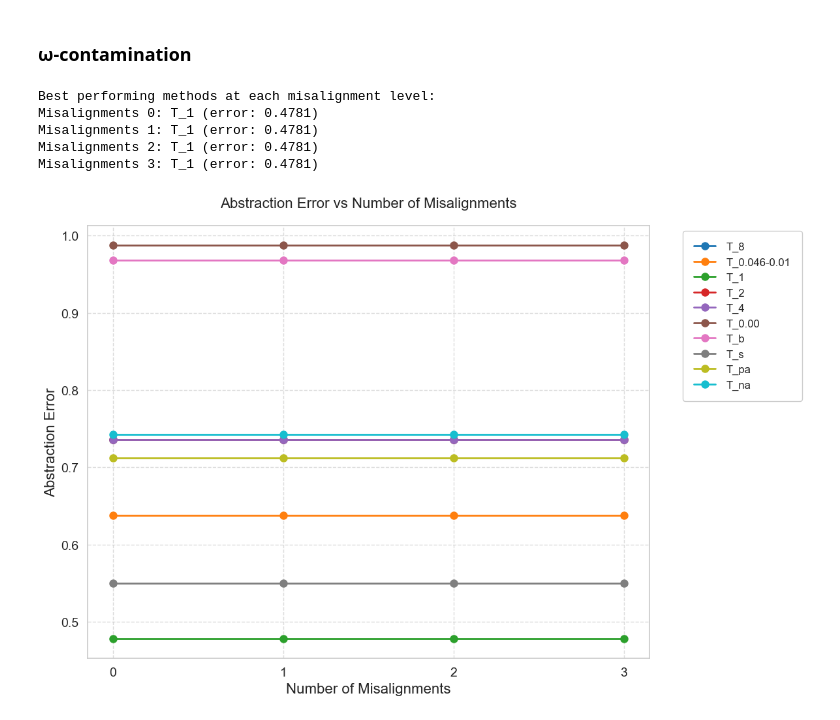
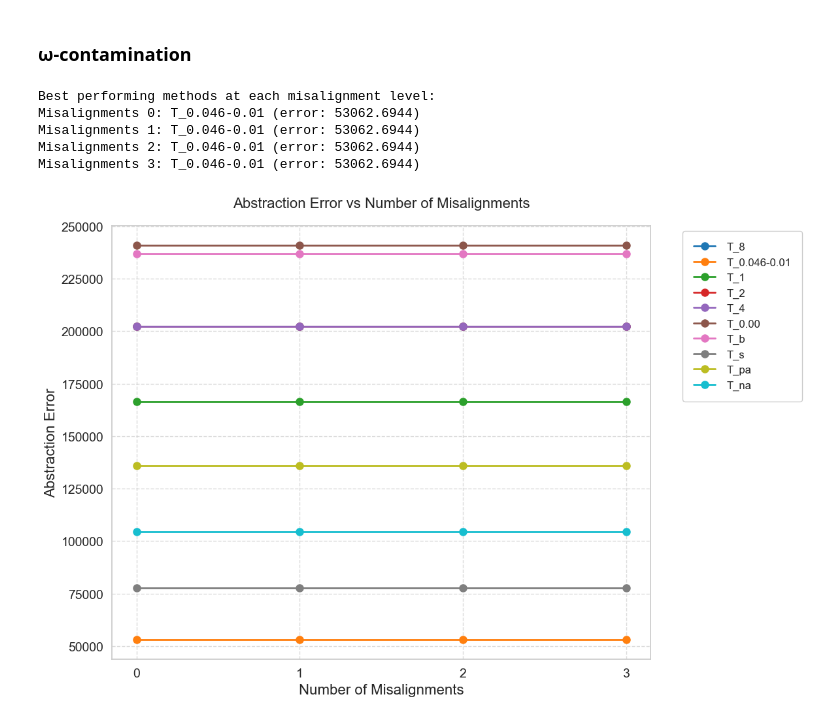
Before and after one commit to yfelekis/DiRoCA, a Jupyter notebook: eval_emp.ipynb, the cells around one changed output. Cells and saved outputs as stored; diff of their text form; code cells hidden in the pictures.

```diff
--- a/eval_emp.ipynb
+++ b/eval_emp.ipynb
@@ -185,7 +192,7 @@ if center == 'hat':
 elif center == 'worst':
     center_matrix = worst_dict
 # %%
-coverage_type='rand'
+coverage_type='uniform'
 # %%
 # Initialize results structure
 results = {rad: {
@@ -313,16 +321,16 @@ Warning: No style defined for method T_na
 # Generate perturbation families
 pert_family_L = evut.generate_perturbation_family(
     np.zeros_like(hat_dict['L']),
-    k=100,  # Number of perturbations
-    r_mu=0.0,
+    k=10,  # Number of perturbations
+    r_mu=3.0,
     r_sigma=1.0,
     coverage=coverage_type
 )
 
 pert_family_H = evut.generate_perturbation_family(
     np.zeros_like(hat_dict['H']),
-    k=100,
-    r_mu=0.0,
+    k=10,
+    r_mu=2.0,
     r_sigma=1.0,
     coverage=coverage_type
 )
@@ -350,8 +358,8 @@ for pert_L, pert_H in zip(pert_family_L, pert_family_H):
                 D_h = H_i @ (center_matrix['H'].T + pert_H.T)
 
                 # Normalize
-                base_norm = D_l / np.linalg.norm(D_l, 'fro')
-                abst_norm = D_h / np.linalg.norm(D_h, 'fro')
+                base_norm = D_l #/ np.linalg.norm(D_l, 'fro')
+                abst_norm = D_h #/ np.linalg.norm(D_h, 'fro')
 
                 tau_base = T @ base_norm
                 dist = evut.compute_empirical_distance(tau_base, abst_norm, 'fro')
@@ -447,8 +455,8 @@ for i in tqdm(range(100)):
             D_h = H_i @ (center_matrix['H'].T + pert_H)
 
             # Normalize
-            base_norm = D_l / np.linalg.norm(D_l, 'fro')
-            abst_norm = D_h / np.linalg.norm(D_h, 'fro')
+            base_norm = D_l #/ np.linalg.norm(D_l, 'fro')
+            abst_norm = D_h #/ np.linalg.norm(D_h, 'fro')
 
             tau_base = T @ base_norm
             dist = evut.compute_empirical_distance(tau_base, abst_norm, 'fro')
@@ -973,53 +981,68 @@ for num_mis in tqdm(misalignment_levels):
         # Contaminate the omega map
         omega_cont = contaminate_omega_map(omega, num_mis)
 
-        # Generate new data pairs using the contaminated omega map
-        contaminated_data = evut.generate_empirical_data(
-            LLmodels,
-            HLmodels,
-            omega_cont,  # Use contaminated omega map
-            U_ll_hat,
-            U_hl_hat
-        )
+        # # Generate new data pairs using the contaminated omega map
+        # contaminated_data = evut.generate_empirical_data(
+        #     LLmodels,
+        #     HLmodels,
+        #     omega_cont,  # Use contaminated omega map
+        #     U_ll_hat,
+        #     U_hl_hat
+        # )
 
         for name, res in T_results_emp.items():
             T = res['T_matrix']
+            # total = 0
+
+            # for iota in contaminated_data.keys():
+            #     base, abst = contaminated_data[iota]
+
+            #     # Normalize data
+            #     base_norm = base #/ np.linalg.norm(base, 'fro')
+            #     abst_norm = abst #/ np.linalg.norm(abst, 'fro')
+
+            #     # Apply method and compute distance
+            #     tau_base = base_norm @ T.T
+            #     dist = evut.compute_empirical_distance(tau_base, abst_norm, 'fro')
+            #     total += dist
+
             total = 0
+            for iota in Ill:
+                L_i = LLmodels[iota].F
+                H_i = HLmodels[omega_cont[iota]].F
 
-            for iota in contaminated_data.keys():
-                base, abst = contaminated_data[iota]
+                D_l = L_i @ (hat_dict['L'].T)
+                D_h = H_i @ (hat_dict['H'].T)
 
-                # Normalize data
-                base_norm = base / np.linalg.norm(base, 'fro')
-                abst_norm = abst / np.linalg.norm(abst, 'fro')
+                # Normalize
+                base_norm = D_l #/ np.linalg.norm(D_l, 'fro')
+                abst_norm = D_h #/ np.linalg.norm(D_h, 'fro')
 
-                # Apply method and compute distance
-                tau_base = base_norm @ T.T
+                tau_base = T @ base_norm
                 dist = evut.compute_empirical_distance(tau_base, abst_norm, 'fro')
                 total += dist
-
             # Store average error for this iteration
-            iter_avg = total / len(contaminated_data.keys())
+            iter_avg = total / len(Ill)
             abstraction_error[name].append(iter_avg)
 
     # Store results for this misalignment level
     for method in T_results_emp.keys():
         mean_e = np.mean(abstraction_error[method])
         std_e = np.std(abstraction_error[method])
         omega_plot_results[method]['means'].append(mean_e)
         omega_plot_results[method]['stds'].append(std_e)
 
 # Plot results
 methods_to_plot = list(T_results_emp.keys())
 plot_omega_contamination_results(
     omega_plot_results,
     misalignment_levels,
     methods_to_plot=methods_to_plot
 )
 # %% [output]
 Best performing methods at each misalignment level:
-Misalignments 0: T_1 (error: 0.4781)
-Misalignments 1: T_1 (error: 0.4781)
-Misalignments 2: T_1 (error: 0.4781)
-Misalignments 3: T_1 (error: 0.4781)
+Misalignments 0: T_0.046-0.01 (error: 53062.6944)
+Misalignments 1: T_0.046-0.01 (error: 53062.6944)
+Misalignments 2: T_0.046-0.01 (error: 53062.6944)
+Misalignments 3: T_0.046-0.01 (error: 53062.6944)
-[figure, old version]
+[figure, new version]
```
Also changed, not shown: parts of 13 cells of this notebook, 8 other files.
